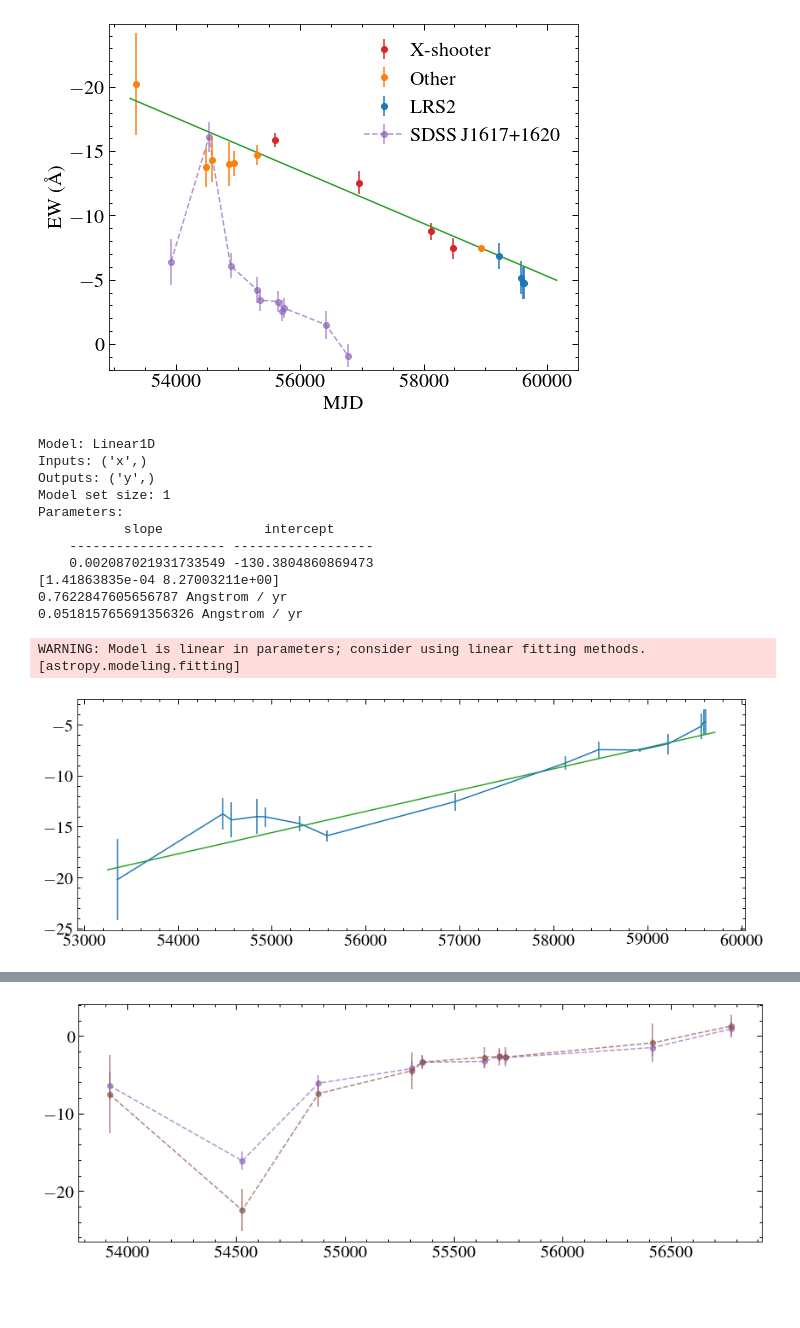
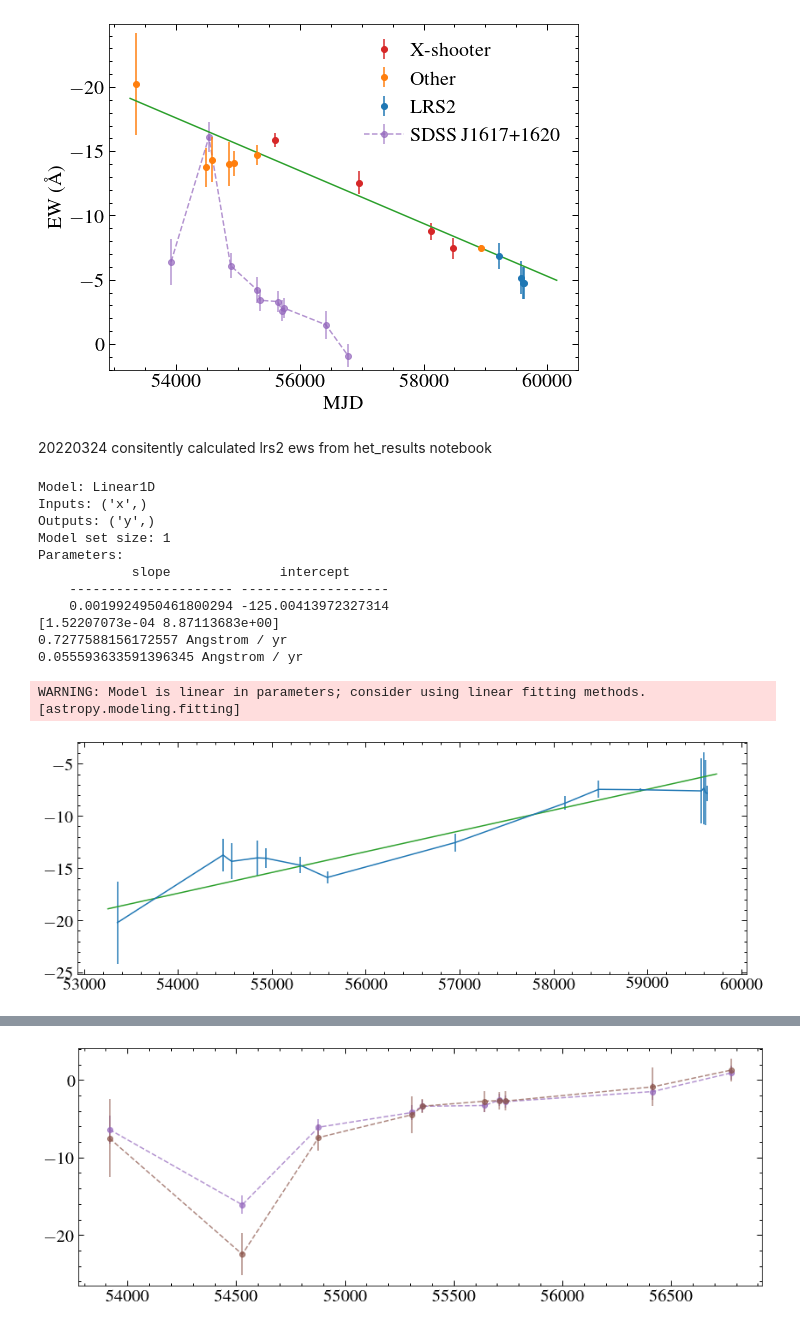
Before and after one commit to davidjwilson/gas_discs, a Jupyter notebook: xshooterql.ipynb, the cells around one changed output, grey strips where cells are left out. Cells and saved outputs as stored; diff of their text form; code cells hidden in the pictures; blank space fills up the shorter version.

```diff
--- a/xshooterql.ipynb
+++ b/xshooterql.ipynb
@@ -1093,43 +1093,55 @@ plt.tight_layout()
 plt.savefig('plots/sdssJ0845+2257_ews_202202.pdf')
 # %% [output]
 [figure]
+# %% [markdown]
+20220324 consitently calculated lrs2 ews from het_results notebook
 # %%
+lrs2_mjds, lrs2_ews, lrs2_ewes = np.loadtxt('het_results/WDJ0845+2257_lrs2_ews.dat', unpack=True)
+
 sdss0845_dates = np.concatenate((dates, datesx, [lrs2_mjd, lrs2_mjd2, lrs2_mjd3, lrs2_mjd4]))
 args = np.argsort(sdss0845_dates)
 sdss0845_dates = sdss0845_dates[args]
 sdss0845_ews = np.concatenate((np.sum(eqs, axis=0), np.sum(eqsx, axis=0), [np.sum(lrs2_ew), np.sum(lrs2_ew2), np.sum(lrs2_ew3), np.sum(lrs2_ew4)]))[args]
 sdss0845_ewes = np.concatenate((np.sum(eqse**2, axis=0)**0.5, np.sum(ex**2, axis=0)**0.5, [np.sum(lrs2_ewe**2)**0.5, np.sum(lrs2_ewe2**2)**0.5, np.sum(lrs2_ewe3**2)**0.5, np.sum(lrs2_ewe4**2)**0.5]))[args]
+
+sdss0845_dates = np.concatenate((dates, datesx, lrs2_mjds))
+args = np.argsort(sdss0845_dates)
+sdss0845_dates = sdss0845_dates[args]
+sdss0845_ews = np.concatenate((np.sum(eqs, axis=0), np.sum(eqsx, axis=0), lrs2_ews))[args]
+sdss0845_ewes = np.concatenate((np.sum(eqse**2, axis=0)**0.5, np.sum(ex**2, axis=0)**0.5, lrs2_ewes))[args]
+
+
 
 plt.errorbar(sdss0845_dates, sdss0845_ews, sdss0845_ewes)
 
 fitter = fitting.LevMarLSQFitter()
 p_init = models.Linear1D()
 # p_fit = fitter(p_init, adates[6:], aew[6:], weights = 1/aewe[6:])
 p_fit = fitter(p_init, sdss0845_dates, sdss0845_ews, weights = 1/sdss0845_ewes)
 tplot = np.linspace(min(sdss0845_dates)-100, max(sdss0845_dates)+100, 100)
 plt.plot(tplot, p_fit(tplot), c='C2')
 print(p_fit)
 #print(fitter.fit_info)
 fit_e = np.sqrt(np.diag(fitter.fit_info['param_cov']))
 print(fit_e)
 
 slope = (p_fit.slope*u.AA/u.d).to(u.AA/u.yr)
 print(slope)
 print((fit_e[0]/p_fit.slope)*slope)
 # %% [output]
 Model: Linear1D
 Inputs: ('x',)
 Outputs: ('y',)
 Model set size: 1
 Parameters:
-           slope             intercept
-    -------------------- ------------------
-    0.002087021931733549 -130.3804860869473
-[1.41863835e-04 8.27003211e+00]
-0.7622847605656787 Angstrom / yr
-0.051815765691356326 Angstrom / yr
+            slope              intercept
+    --------------------- -------------------
+    0.0019924950461800294 -125.00413972327314
+[1.52207073e-04 8.87113683e+00]
+0.7277588156172557 Angstrom / yr
+0.055593633591396345 Angstrom / yr
 WARNING: Model is linear in parameters; consider using linear fitting methods. [astropy.modeling.fitting]
-[figure, old version]
+[figure, new version]
 # %%
 #sdssj1617+160 redo
 sdss1617_path = '/media/david/2tb_ext_hd/hddata/het_gas/sdss1617/spectra/triplet_spectra/'
```
Also changed, not shown: parts of 4 cells of this notebook, 21 other files.
